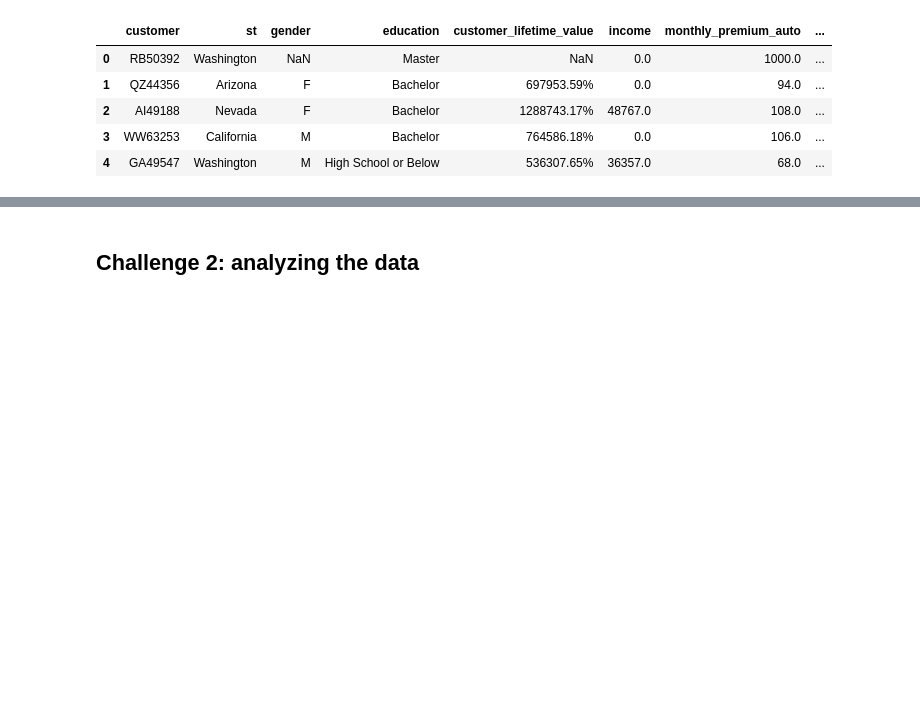
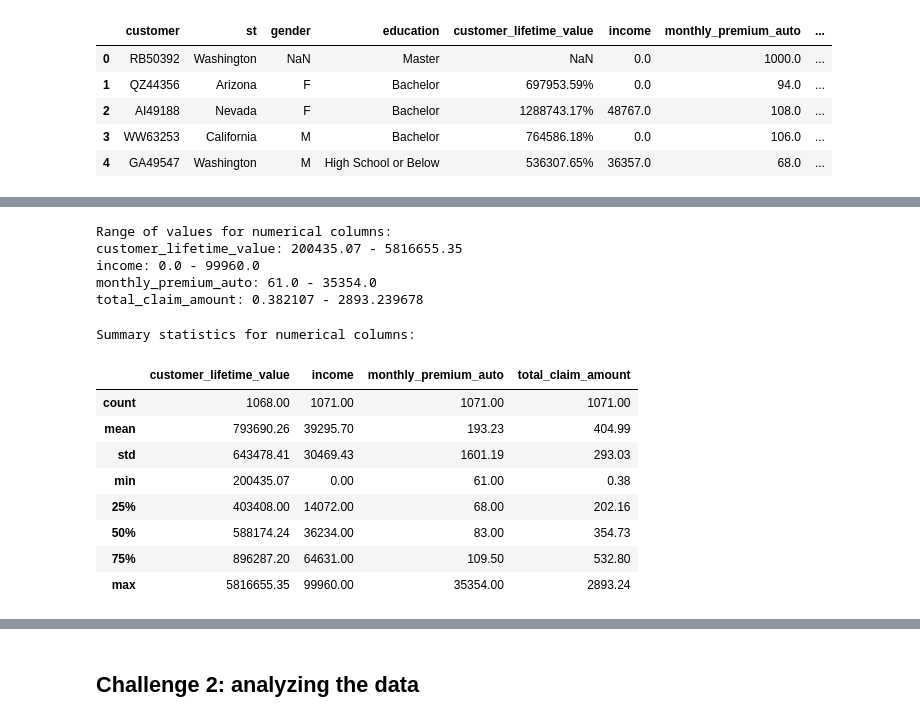
Before and after one commit to Jotis86/lab-dw-pandas, a Jupyter notebook: lab-dw-pandas.ipynb, the cells around one changed output, grey strips where cells are left out. Drawn from its saved outputs; the diff is of its cells as text; code cells hidden in the pictures; blank space fills up the shorter version.

```diff
--- a/lab-dw-pandas.ipynb
+++ b/lab-dw-pandas.ipynb
@@ -74,0 +184,29 @@ df.head()
+# %%
+# Range of values for numerical columns
+numerical_columns = df.select_dtypes(include=['float64', 'int64']).columns
+print("\nRange of values for numerical columns:")
+for col in numerical_columns:
+    print(f"{col}: {df[col].min()} - {df[col].max()}")
+# %% [output]
+Range of values for numerical columns:
+customer_lifetime_value: 200435.07 - 5816655.35
+income: 0.0 - 99960.0
+monthly_premium_auto: 61.0 - 35354.0
+total_claim_amount: 0.382107 - 2893.239678
+# %%
+# Compute summary statistics for numerical columns
+summary_statistics = df.describe().round(2)
+print("\nSummary statistics for numerical columns:")
+
+summary_statistics
+# %% [output]
+Summary statistics for numerical columns:
+|  | customer_lifetime_value | income | monthly_premium_auto | total_claim_amount |
+| count | 1068.00 | 1071.00 | 1071.00 | 1071.00 |
+| mean | 793690.26 | 39295.70 | 193.23 | 404.99 |
+| std | 643478.41 | 30469.43 | 1601.19 | 293.03 |
+| min | 200435.07 | 0.00 | 61.00 | 0.38 |
+| 25% | 403408.00 | 14072.00 | 68.00 | 202.16 |
+| 50% | 588174.24 | 36234.00 | 83.00 | 354.73 |
+| 75% | 896287.20 | 64631.00 | 109.50 | 532.80 |
+| max | 5816655.35 | 99960.00 | 35354.00 | 2893.24 |
```
Also changed, not shown: parts of 11 cells of this notebook.
